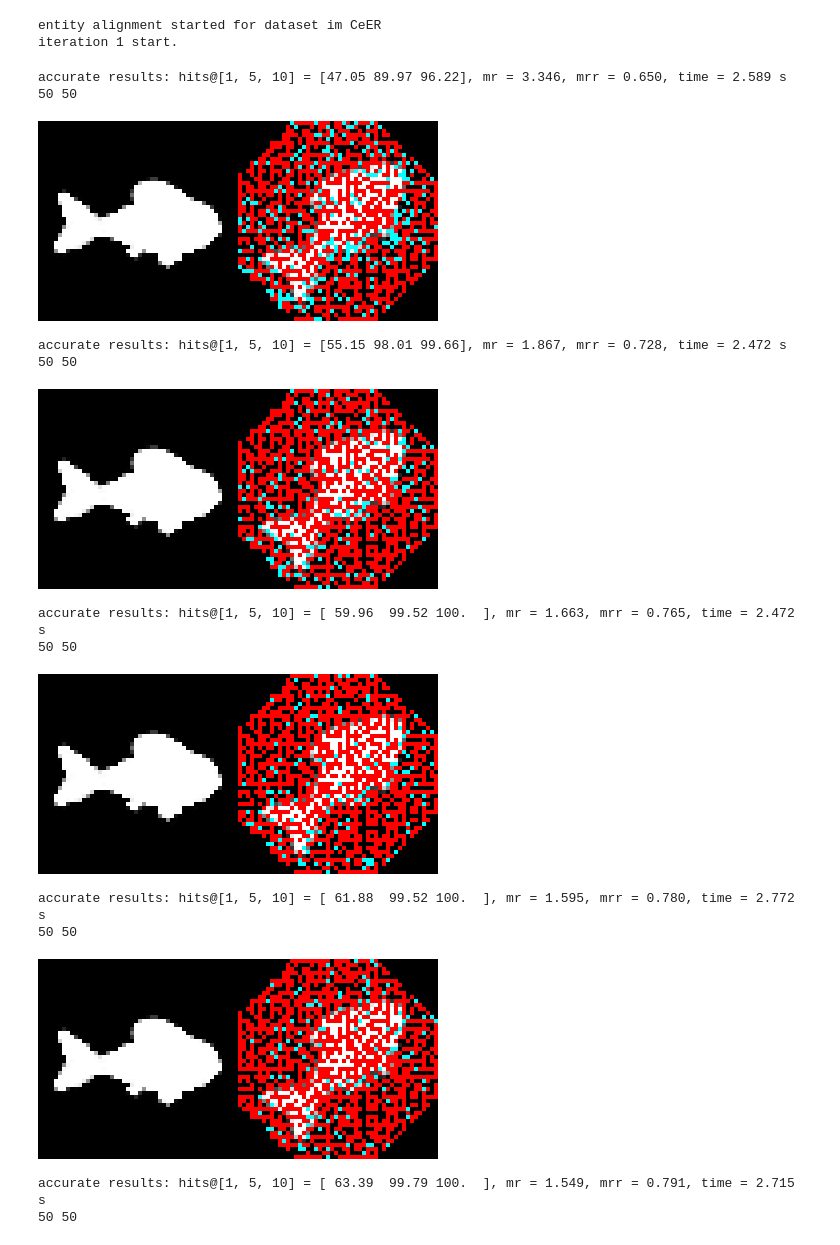
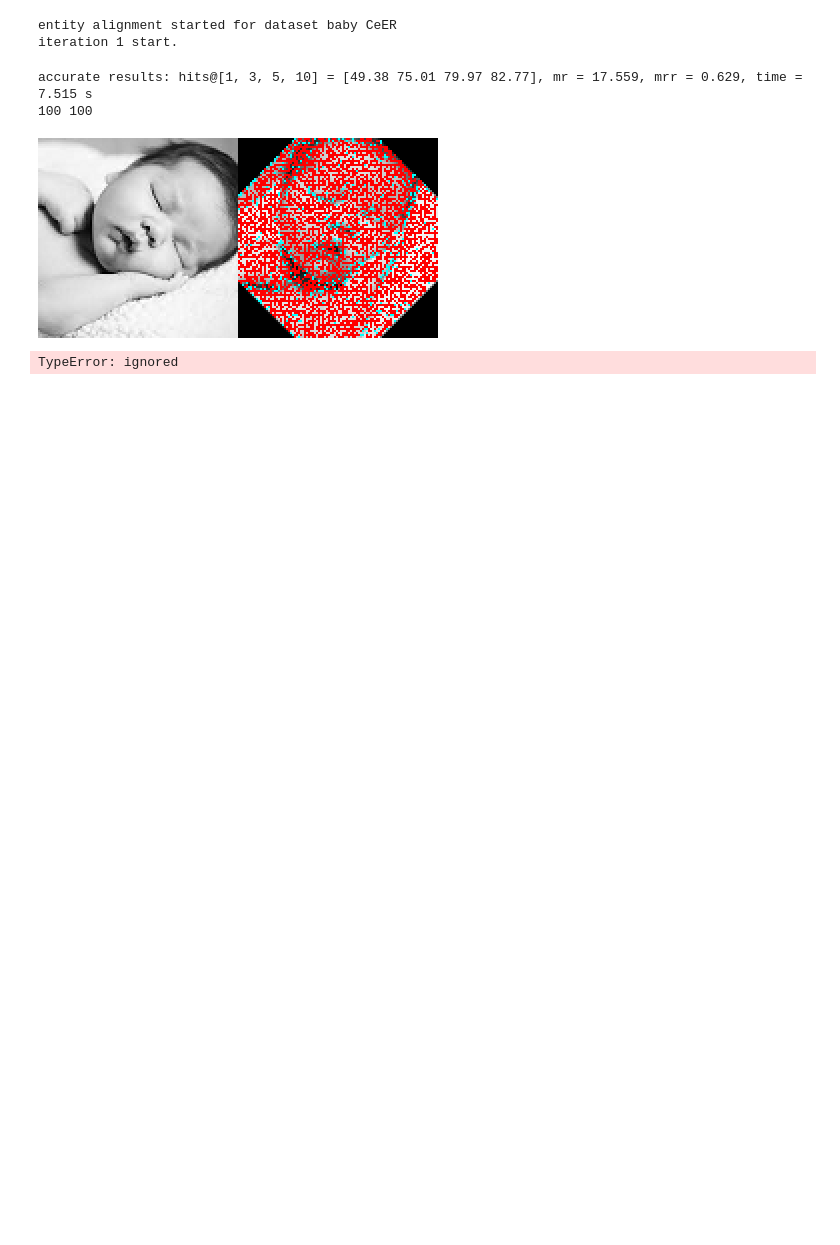
Before and after one commit to TMUITLab/EAFR, a Jupyter notebook: EA15-image.ipynb, the cells around one changed output. Saved outputs shown, nothing was run; the diff lists cells and outputs as text; code cells hidden in the pictures; blank space fills up the shorter version.

```diff
--- a/EA15-image.ipynb
+++ b/EA15-image.ipynb
@@ -61,7 +61,7 @@ os.environ["CUDA_VISIBLE_DEVICES"] = "0"
 os.environ["TF_CPP_MIN_LOG_LEVEL"]="2"
 tf.compat.v1.logging.set_verbosity(tf.compat.v1.logging.ERROR)
 # %%
-lang = 'im'
+lang = 'baby'
 main_radj,train_pair,dev_pair,adj_matrix,r_index,r_val,adj_features,rel_features,nadj,char_size = load_data('/content/GCN-Align/data/%s_en/'%lang,train_ratio=0.30)
 train_pair_main=train_pair
 adj_matrix = np.stack(adj_matrix.nonzero(),axis = 1)
@@ -377,21 +377,25 @@ def test(wrank = None):
     return  get_hits(vec,dev_pair,wrank=wrank)
 
 def draw(rs):
-    image = cv2.imread('/content/GCN-Align/data/im_en/img.png')
-    image1 = cv2.imread('/content/GCN-Align/data/im_en/img1.png')
+    image = cv2.imread('/content/GCN-Align/data/'+lang+'_en/img.png')
+    image1 = cv2.imread('/content/GCN-Align/data/'+lang+'_en/img1.png')
     height,width = image.shape[:2]
     def get_pixel(idx):
         return (int(idx / width) , idx % width)
     print(height,width)
     img_last = cv2.hconcat((image, image1))
-
+    cnt1 = 0
+    cnt2 = 0
     for i in range(len(rs)):
         i1 = dev_pair[rs[i][0],1]
         i2 = dev_pair[rs[i][1],1]
 
         p1 = get_pixel(i1-height*width)
         p2 = get_pixel(i2-height*width)
-        if abs(p1[0]-p2[0]) + abs(p1[1]-p2[1])<=1:
+        if abs(p1[0]-p2[0]) <=2 and abs(p1[1]-p2[1])<=2:
+            cnt2+=1
+        if abs(p1[0]-p2[0]) <=1 and abs(p1[1]-p2[1])<=1:
+            cnt1+=1
             # if(p1[0]<10):
             #     print(p1,p2,rs[i],i,dev_pair[rs[i][0]],i1,i2)
             img_last[p1[0] , p1[1]+width] = np.array([0,0,255])
@@ -402,6 +406,7 @@ def draw(rs):
     img_last = cv2.resize(img_last, (400,200), interpolation = cv2.INTER_AREA)
     cv2_imshow(img_last)
     plt.show()
+    print('accuracy n1 : ' + str((100*cnt1)/(len(rs))) + 'accuracy n2 : ' + str((100*cnt2)/(len(rs))))
 
 def CSLS_test(thread_number = 16, csls=10,accurate = True):
     vec = get_embedding()
@@ -426,7 +431,7 @@ def CSLS_test(thread_number = 16, csls=10,accurate = True):
     # Lvec = Lvec / np.linalg.norm(Lvec,axis=-1,keepdims=True)
     # Rvec = Rvec / np.linalg.norm(Rvec,axis=-1,keepdims=True)
 
-    lprec,ldata,_= eval_alignment_by_sim_mat(Lvec, Rvec, [1, 5, 10], thread_number, csls=csls, accurate=accurate)
+    lprec,ldata,_= eval_alignment_by_sim_mat(Lvec, Rvec, [1, 3 , 5, 10], thread_number, csls=csls, accurate=accurate)
     results = np.zeros([len(dev_pair)])
     draw(list(lprec))
     for i in range(len(dev_pair)):
@@ -549,7 +554,7 @@ def get_trgat(node_size,rel_size,node_hidden,rel_hidden,triple_size,n_attn_heads
             coefs +=  [-0.5]
         elif f_name == 'C':
             elements += encoder2([name_feature]+opt1)
-            coefs +=  [0.8,0.8,0.8]
+            coefs +=  [2,2,2]
         elif f_name == 'c':
             elements += [name_feature]
             coefs += [1.]
@@ -647,8 +652,8 @@ for turn in range(1,30):
     Rvec = np.array([vec[e] for e in rest_set_2])
     Lvec = Lvec / np.linalg.norm(Lvec,axis=-1,keepdims=True)
     Rvec = Rvec / np.linalg.norm(Rvec,axis=-1,keepdims=True)
-    A,_,_ = eval_alignment_by_sim_mat(Lvec, Rvec, [1, 5, 10], 16,10,True,False)
-    B,_,_ = eval_alignment_by_sim_mat(Rvec, Lvec,[1, 5, 10], 16,10,True,False)
+    A,_,_ = eval_alignment_by_sim_mat(Lvec, Rvec, [1, 3 , 5, 10], 16,10,True,False)
+    B,_,_ = eval_alignment_by_sim_mat(Rvec, Lvec,[1, 3 , 5, 10], 16,10,True,False)
     A = sorted(list(A)); B = sorted(list(B))
     AB = dict()
     for a,b in A:
@@ -713,45 +718,35 @@ for turn in range(1,30):
     train_pair = np.concatenate([train_pair,np.array(new_pair)],axis = 0)
     # s = 0
     # s1 = 0
     # for a,b in new_pair :
     #     if pair_dic[a] == b:
     #         s1 += 1
     # for a,b in train_pair:
     #     if a not in train_pair_dic and pair_dic[a] == b:
     #         s += 1
 
     #print("generate new semi-pairs: " + str(len(new_pair)) + ".  num of correct new pairs" + str(s1))
     #print("total new pairs: " + str(len(train_pair) - len(train_pair_dic)) + ".  num of correct new pairs " + str(s) +  "("+str(s/(len(train_pair) - len(train_pair_dic))) +")")
     for e1,e2 in new_pair:
         if e1 in rest_set_1:
             rest_set_1.remove(e1)
 
     for e1,e2 in new_pair:
         if e2 in rest_set_2:
             rest_set_2.remove(e2)
 
     with open('/content/RREA/'+lang+"_"+run_name+'_train_pair'+str(turn)+'.pkl', 'wb') as f:  # Python 3: open(..., 'wb')
         pickle.dump(train_pair, f)
 
     #complete_graph(train_pair,2,10)
     #match_relations()
 # for turn in range(5):
 #     files.download('/content/RREA/'+lang+"_"+run_name+'_train_pair'+str(turn)+'.pkl');
 # files.download('/content/RREA/'+lang+"_"+run_name+'.pkl')
 # %% [output]
-entity alignment started for dataset im CeER
+entity alignment started for dataset baby CeER
 iteration 1 start.
-accurate results: hits@[1, 5, 10] = [47.05 89.97 96.22], mr = 3.346, mrr = 0.650, time = 2.589 s
-50 50
+accurate results: hits@[1, 3, 5, 10] = [49.38 75.01 79.97 82.77], mr = 17.559, mrr = 0.629, time = 7.515 s
+100 100
-[figure, old version]
+[figure, new version]
-accurate results: hits@[1, 5, 10] = [55.15 98.01 99.66], mr = 1.867, mrr = 0.728, time = 2.472 s
-50 50
+TypeError: ignored
-[figure, removed]
-accurate results: hits@[1, 5, 10] = [ 59.96  99.52 100.  ], mr = 1.663, mrr = 0.765, time = 2.472 s
-50 50
-[figure, removed]
-accurate results: hits@[1, 5, 10] = [ 61.88  99.52 100.  ], mr = 1.595, mrr = 0.780, time = 2.772 s
-50 50
-[figure, removed]
-accurate results: hits@[1, 5, 10] = [ 63.39  99.79 100.  ], mr = 1.549, mrr = 0.791, time = 2.715 s
-50 50
```
Also changed, not shown: parts of 14 cells of this notebook.
